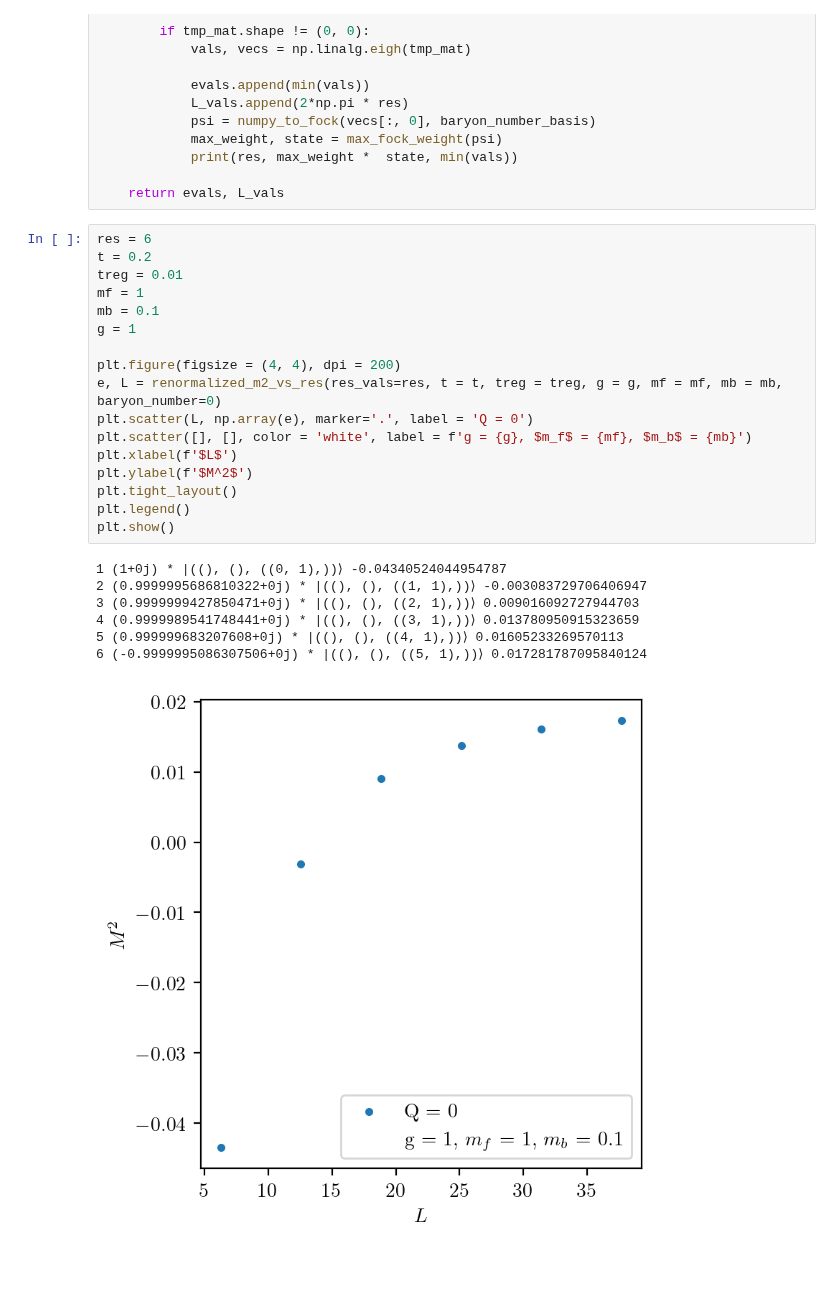
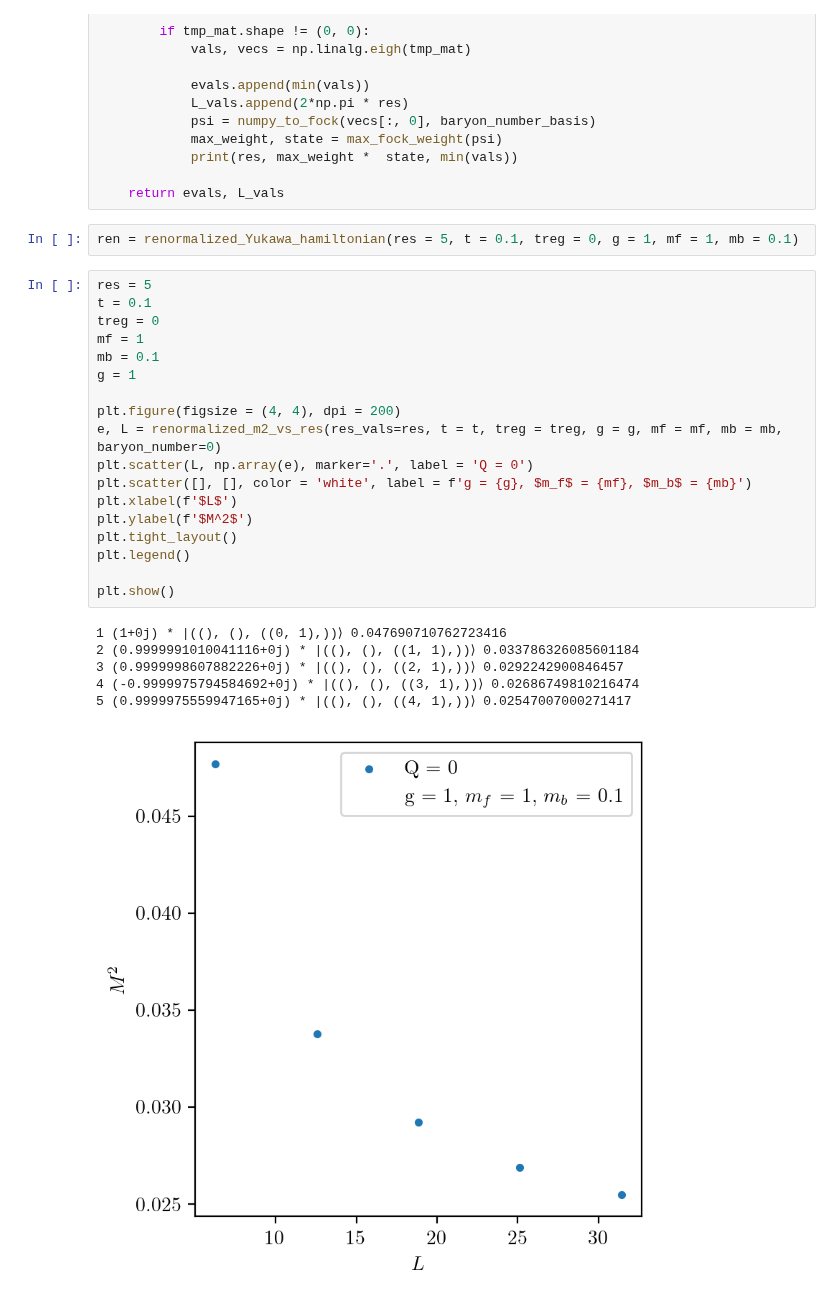
Before and after one commit to cgustin99/OpenParticle, a Jupyter notebook: models/Yukawa/yukawa.ipynb, the cells around one changed output. Drawn from its saved outputs; the diff is of its cells as text; blank space fills up the shorter version.

Commit message:
Working renormalized Yukawa

```diff
--- a/models/Yukawa/yukawa.ipynb
+++ b/models/Yukawa/yukawa.ipynb
@@ -222,28 +222,30 @@ def renormalized_m2_vs_res(res_vals, t, treg, g, mf, mb, baryon_number):
             print(res, max_weight *  state, min(vals))
 
     return evals, L_vals
+# %%
+ren = renormalized_Yukawa_hamiltonian(res = 5, t = 0.1, treg = 0, g = 1, mf = 1, mb = 0.1)
 # %%
-res = 6
-t = 0.2
-treg = 0.01
+res = 5
+t = 0.1
+treg = 0
 mf = 1
 mb = 0.1
 g = 1
 
 plt.figure(figsize = (4, 4), dpi = 200)
 e, L = renormalized_m2_vs_res(res_vals=res, t = t, treg = treg, g = g, mf = mf, mb = mb, baryon_number=0)
 plt.scatter(L, np.array(e), marker='.', label = 'Q = 0')
 plt.scatter([], [], color = 'white', label = f'g = {g}, $m_f$ = {mf}, $m_b$ = {mb}')
 plt.xlabel(f'$L$')
 plt.ylabel(f'$M^2$')
 plt.tight_layout()
 plt.legend()
+
 plt.show()
 # %% [output]
-1 (1+0j) * |((), (), ((0, 1),))⟩ -0.04340524044954787
-2 (0.9999995686810322+0j) * |((), (), ((1, 1),))⟩ -0.003083729706406947
-3 (0.9999999427850471+0j) * |((), (), ((2, 1),))⟩ 0.009016092727944703
-4 (0.9999989541748441+0j) * |((), (), ((3, 1),))⟩ 0.013780950915323659
-5 (0.999999683207608+0j) * |((), (), ((4, 1),))⟩ 0.01605233269570113
-6 (-0.9999995086307506+0j) * |((), (), ((5, 1),))⟩ 0.017281787095840124
+1 (1+0j) * |((), (), ((0, 1),))⟩ 0.047690710762723416
+2 (0.9999991010041116+0j) * |((), (), ((1, 1),))⟩ 0.033786326085601184
+3 (0.9999998607882226+0j) * |((), (), ((2, 1),))⟩ 0.0292242900846457
+4 (-0.9999975794584692+0j) * |((), (), ((3, 1),))⟩ 0.02686749810216474
+5 (0.9999975559947165+0j) * |((), (), ((4, 1),))⟩ 0.02547007000271417
-[figure, old version]
+[figure, new version]
```
Also changed, not shown: parts of 3 cells of this notebook, 2 other files.
